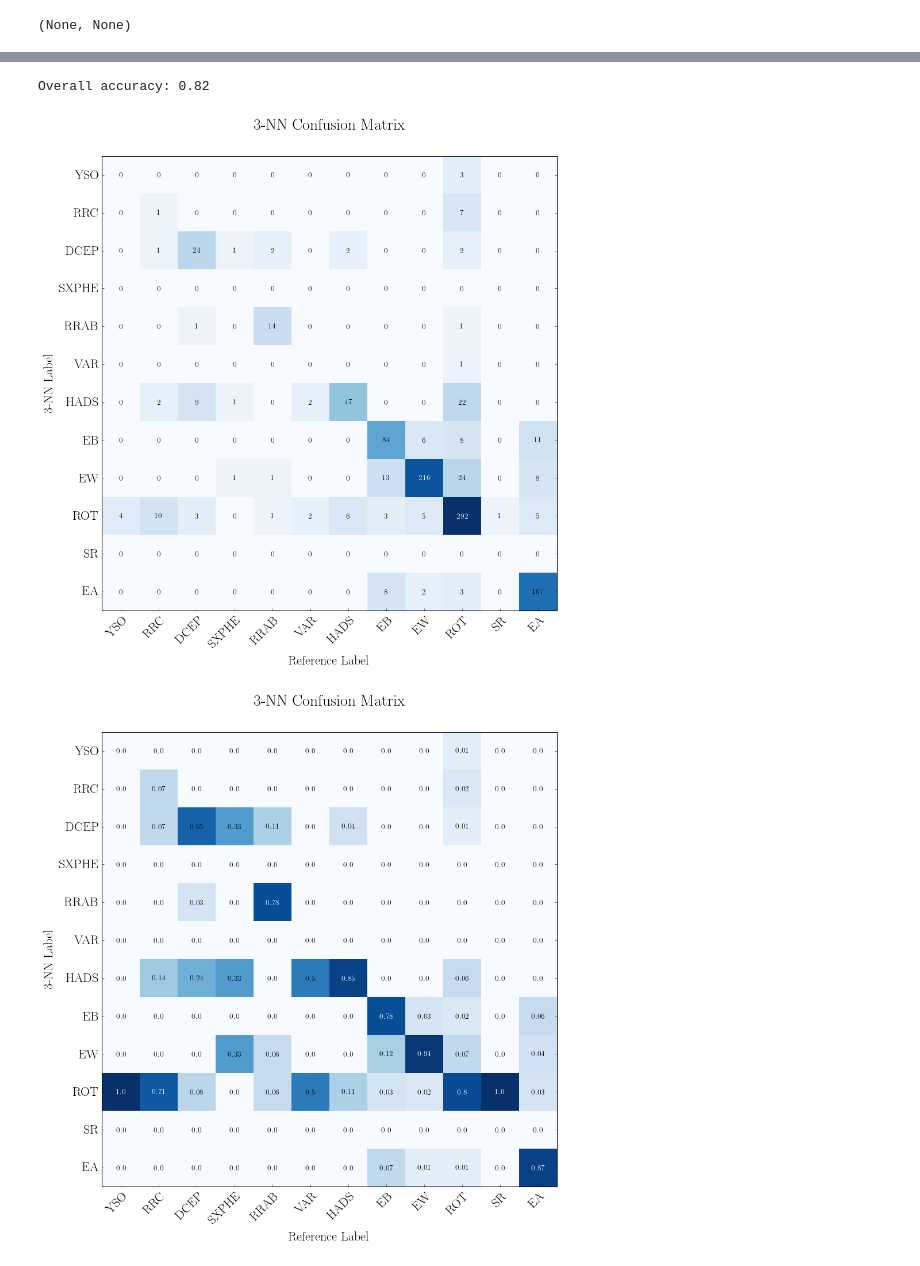
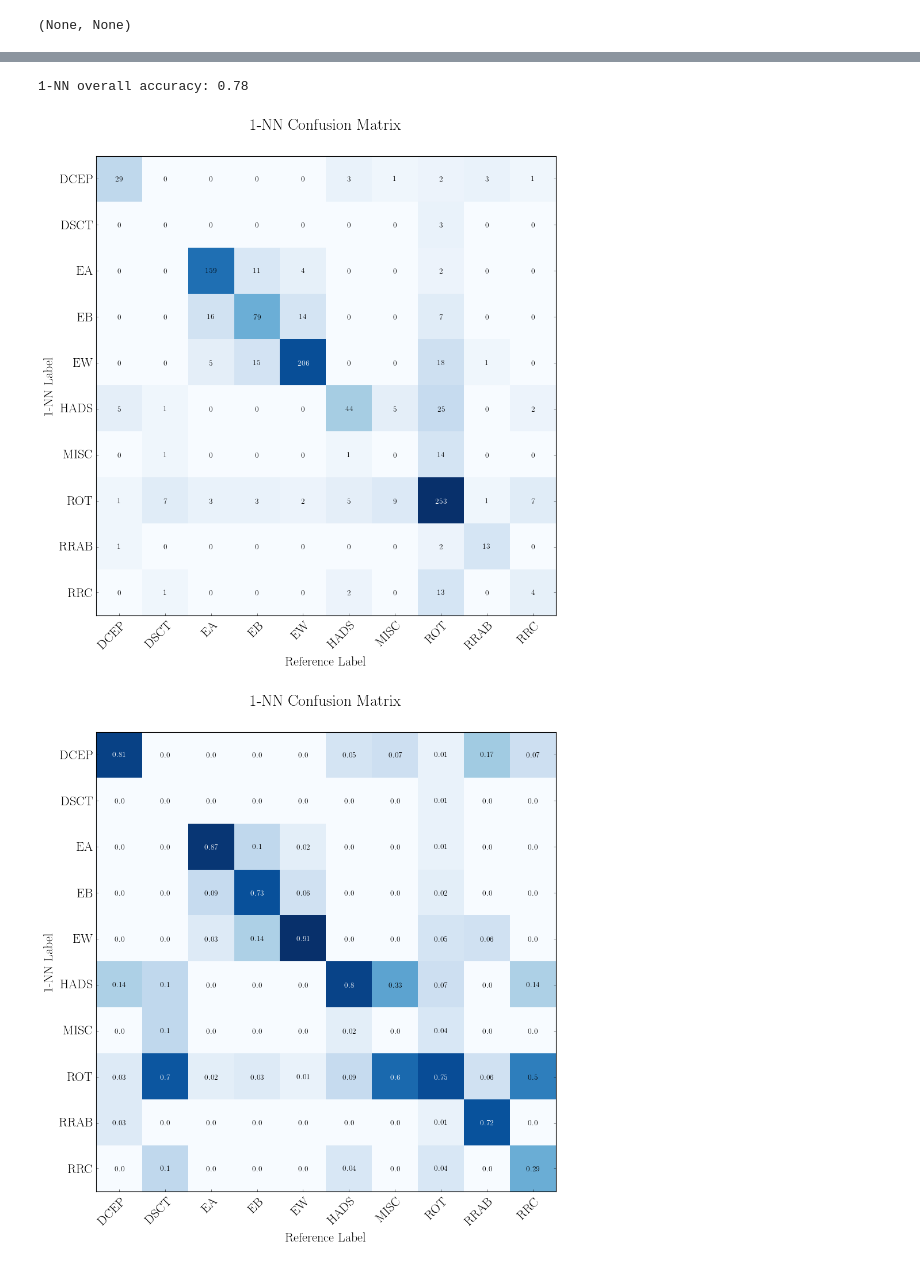
Before and after one commit to jbirky/tess_binaries, a Jupyter notebook: notebooks/hierarchical_classification.ipynb, the cells around one changed output, grey strips where cells are left out. Cells and saved outputs as stored; diff of their text form; code cells hidden in the pictures.

Commit message:
test different classes

```diff
--- a/notebooks/hierarchical_classification.ipynb
+++ b/notebooks/hierarchical_classification.ipynb
@@ -51,5 +54,3 @@ sample = pd.DataFrame(data=df)
-# %%
-sample = sample[sample['type'] != 'SR']
 # %%
 sample['type'].value_counts().plot(kind='bar', figsize=[18,6])
 # %% [output]
@@ -71,6 +74,38 @@ N = len(sample)
 demo = np.arange(0,N)
 subsamp = sample.loc[demo]
 subsamp = subsamp.reset_index(drop=True)
+# %%
+#Group types into more general classes
+
+new_label = []
+
+for typ in subsamp['type']:
+    if typ in ['EA', 'EB', 'EW','RRAB', 'RRC', 'HADS', 'DCEP', 'ROT']:
+        new_label.append(typ)
+    elif typ in ['DSCT', 'DSCT:']:
+        new_label.append('DSCT')
+    elif typ in ['DCEP', 'DECPS']:
+        new_label.append('DCEP')
+    else:
+        new_label.append('MISC')
+
+# for typ in subsamp['type']:
+#     if typ in ['EA', 'EB', 'EW']:
+#         new_label.append('BINARIES')
+#     else:
+#         new_label.append('GARBAGE')
+
+# for typ in subsamp['type']:
+#     if typ in ['EA']:
+#         new_label.append('EA')
+#     elif typ in ['EB']:
+#         new_label.append('EB')
+#     elif typ in ['EW']:
+#         new_label.append('EW')
+#     else:
+#         new_label.append('GARBAGE')
+
+subsamp = subsamp.assign(label=subsamp['type'], type=new_label)
 # %%
 model = clustering.LinkageTree(dtw.distance_matrix_fast, {})
 cluster_idx = model.fit(list(subsamp['flux']))
@@ -82,7 +117,7 @@ model.plot("clustering.png", axes=ax, show_ts_label=list(subsamp['type']),
 # %% [output]
 (None, None)
 # %%
-ds = dtw.distance_matrix_fast(list(subsamp['flux']))
+ds = dtw.distance_matrix_fast(list(subsamp['flux']), window=20)
 ds[ds == np.inf] = 0
 dmatrix = ds + ds.T
 # %%
@@ -149,7 +139,7 @@ def plotConfusionMatrix(cmatrix, tnames, **kwargs):
     if show_percent == True:
         cmatrix = np.round(cmatrix/np.sum(cmatrix, axis=0), 2)
 
-    im = ax.matshow(cmatrix, cmap='Blues', norm=colors.PowerNorm(gamma=0.5))
+    im = ax.matshow(cmatrix, cmap='Blues', norm=colors.PowerNorm(gamma=0.6))
 
     ax.set_xticks(np.arange(nlabel))
     ax.set_yticks(np.arange(nlabel))
@@ -193,11 +197,13 @@ def returnKNN(dmatrix, k):
 # %%
-k = 3
+k = 1
+tnames = np.array(sorted(list(set(subsamp['type']))))
+
 cmatrix = returnKNN(dmatrix, k)
+print(f'{k}-NN overall accuracy:', round(np.sum(np.diagonal(cmatrix))/np.sum(cmatrix), 2))
 
-print('Overall accuracy:', round(np.sum(np.diagonal(cmatrix))/np.sum(cmatrix), 2))
 plot = plotConfusionMatrix(cmatrix, tnames, k=k, percent=False, save_dir=f'{k}NN_confusion.png')
 plot = plotConfusionMatrix(cmatrix, tnames, k=k, percent=True, save_dir=f'{k}NN_confusion.png')
 # %% [output]
-Overall accuracy: 0.82
+1-NN overall accuracy: 0.78
-[figure, old version]
+[figure, new version]
-[figure, old version]
+[figure, new version]
```
Also changed, not shown: parts of 8 cells of this notebook.
